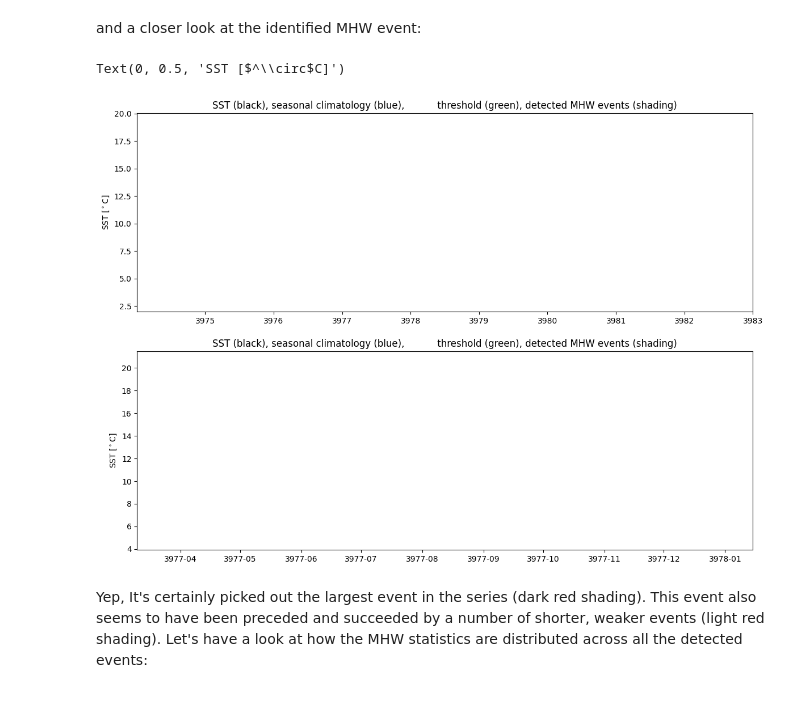
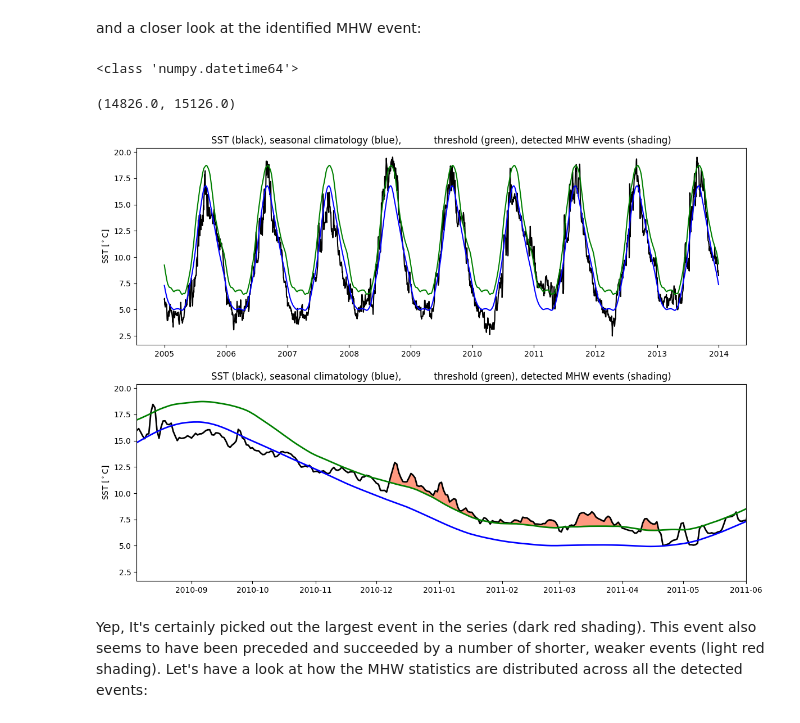
Before and after one commit to nesloanna/DS_thesis, a Jupyter notebook: MHW/example_MS.ipynb, the cells around one changed output. Drawn from its saved outputs; the diff is of its cells as text; code cells hidden in the pictures.

```diff
--- a/MHW/example_MS.ipynb
+++ b/MHW/example_MS.ipynb
@@ -166,39 +166,51 @@ and a closer look at the identified MHW event:
 # %%
 plt.figure(figsize=(14,10))
 plt.subplot(2,1,1)
+
 # Plot SST, seasonal cycle, and threshold
 plt.plot(dates, sst, 'k-')
 plt.plot(dates, clim['thresh'], 'g-')
 plt.plot(dates, clim['seas'], 'b-')
 plt.title('SST (black), seasonal climatology (blue), \
           threshold (green), detected MHW events (shading)')
-plt.xlim(t[0], t[-1])
-plt.ylim(sst.min()-0.5, sst.max()+0.5)
+# plt.xlim(t[0], t[-1])
+# plt.ylim(sst.min()-0.5, sst.max()+0.5)
 plt.ylabel(r'SST [$^\circ$C]')
 plt.subplot(2,1,2)
+
 # Find indices for all ten MHWs before and after event of interest and shade accordingly
 for ev0 in np.arange(ev-10, ev+11, 1):
     t1 = np.where(t==mhws['time_start'][ev0])[0][0]
     t2 = np.where(t==mhws['time_end'][ev0])[0][0]
     plt.fill_between(dates[t1:t2+1], sst[t1:t2+1], clim['thresh'][t1:t2+1], \
                      color=(1,0.6,0.5))
+
 # Find indices for MHW of interest and shade accordingly
 t1 = np.where(t==mhws['time_start'][ev])[0][0]
 t2 = np.where(t==mhws['time_end'][ev])[0][0]
 plt.fill_between(dates[t1:t2+1], sst[t1:t2+1], clim['thresh'][t1:t2+1], \
                  color='r')
+
 # Plot SST, seasonal cycle, threshold, shade MHWs with main event in red
 plt.plot(dates, sst, 'k-', linewidth=2)
 plt.plot(dates, clim['thresh'], 'g-', linewidth=2)
 plt.plot(dates, clim['seas'], 'b-', linewidth=2)
 plt.title('SST (black), seasonal climatology (blue), \
           threshold (green), detected MHW events (shading)')
-plt.xlim(mhws['time_start'][ev]-150, mhws['time_end'][ev]+150)
-plt.ylim(clim['seas'].min() - 1, clim['seas'].max() + mhws['intensity_max'][ev] + 0.5)
+# plt.xlim(mhws['time_start'][ev]-150, mhws['time_end'][ev]+150)
+# plt.xlim(dates[]-150, dates[ev]+150)
+
+# plt.ylim(clim['seas'].min() - 1, clim['seas'].max() + mhws['intensity_max'][ev] + 0.5)
 plt.ylabel(r'SST [$^\circ$C]')
+print(type(dates[0]))
+
+stop_date = np.datetime64(datetime(2011,6,1))
+start_date = stop_date - np.timedelta64(300, 'D')
+plt.xlim(start_date, stop_date)
 # %% [output]
-Text(0, 0.5, 'SST [$^\\circ$C]')
+<class 'numpy.datetime64'>
+(14826.0, 15126.0)
-[figure, old version]
+[figure, new version]
 # %% [markdown]
 Yep, It's certainly picked out the largest event in the series (dark red shading). This event also seems to have been preceded and succeeded by a number of shorter, weaker events (light red shading). Let's have a look at how the MHW statistics are distributed across all the detected events:
 # %%
```
Also changed, not shown: parts of 1 cell of this notebook, 1 other file.
